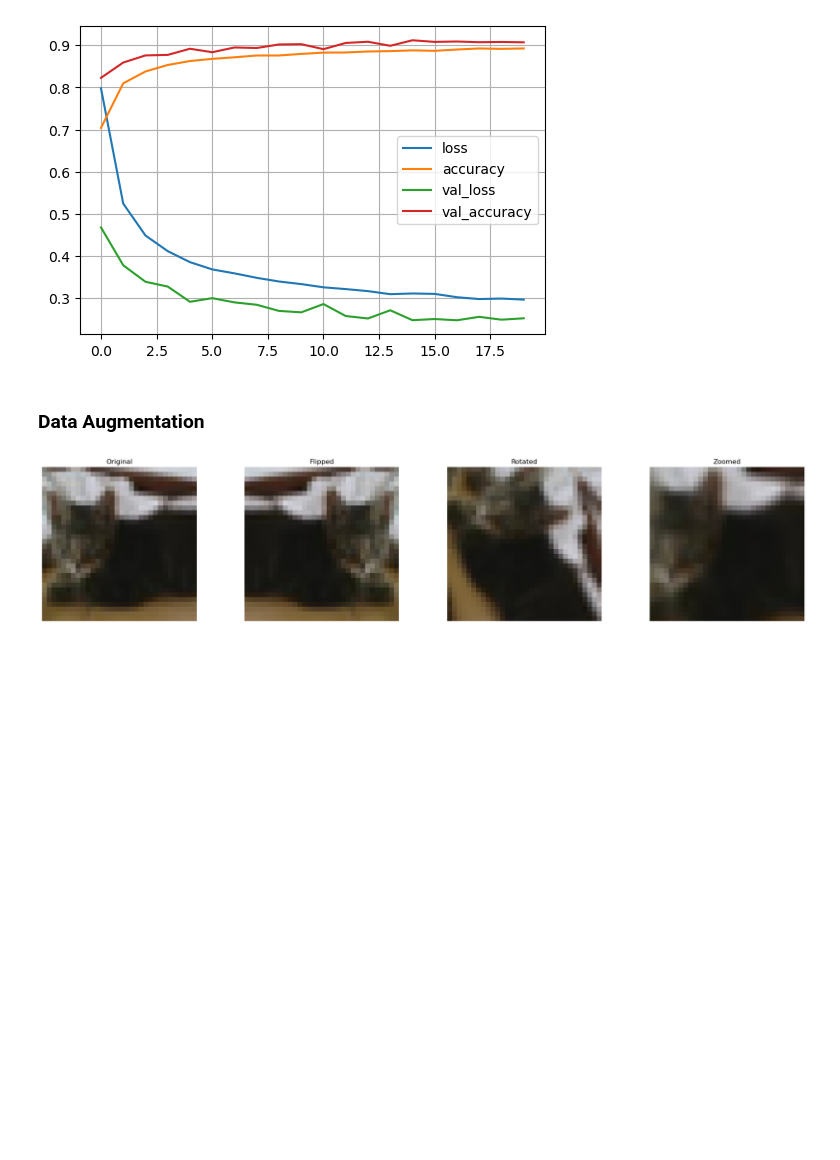
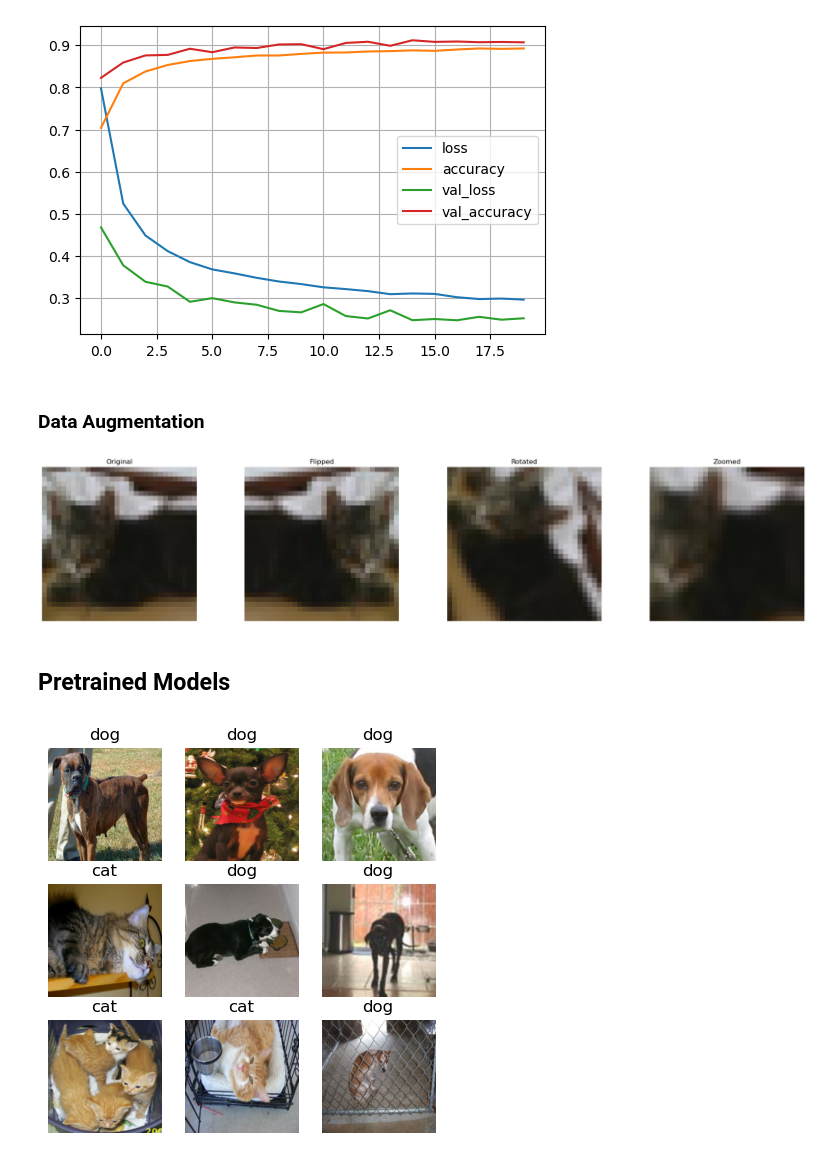
Before and after one commit to hc-sun/python-data-science, a Jupyter notebook: keras.ipynb, the cells around one changed output. Cells and saved outputs as stored; diff of their text form; code cells hidden in the pictures; blank space fills up the shorter version.

Commit message:
added pretrained models

```diff
--- a/keras.ipynb
+++ b/keras.ipynb
@@ -460,3 +460,36 @@ model = tf.keras.models.Sequential([
     Conv2D(filters=32, input_shape=(28, 28, 1)),
     # ...
 ])
+# %% [markdown]
+## Pretrained Models
+# %%
+import tensorflow_datasets as tfds
+import matplotlib.pyplot as plt
+import tensorflow as tf
+
+(train, validation, test), info = tfds.load('cats_vs_dogs', split=['train[:80%]', 'train[80%:90%]', 'train[90%:]'], with_info=True, as_supervised=True)
+
+# ResNet50 image size 224x224
+SIZE = 224
+def resize_norm(image, label):
+    image = tf.cast(image, tf.float32)
+    image = (image/127.5) - 1
+    image = tf.image.resize(image, (SIZE, SIZE))
+    return image, label
+
+train = train.map(resize_norm)
+validation = validation.map(resize_norm)
+test = test.map(resize_norm)
+
+images, labels = next(iter(train.batch(9)))
+
+class_names = ['cat', 'dog']
+plt.figure(figsize=(5, 5))
+for i in range(9):
+    plt.subplot(3, 3, i + 1)
+    plt.imshow((images[i].numpy() + 1) / 2)
+    plt.title(class_names[labels[i]])
+    plt.axis('off')
+plt.show()
+# %% [output]
+[figure, added]
```
Also changed, not shown: parts of 3 cells of this notebook.
